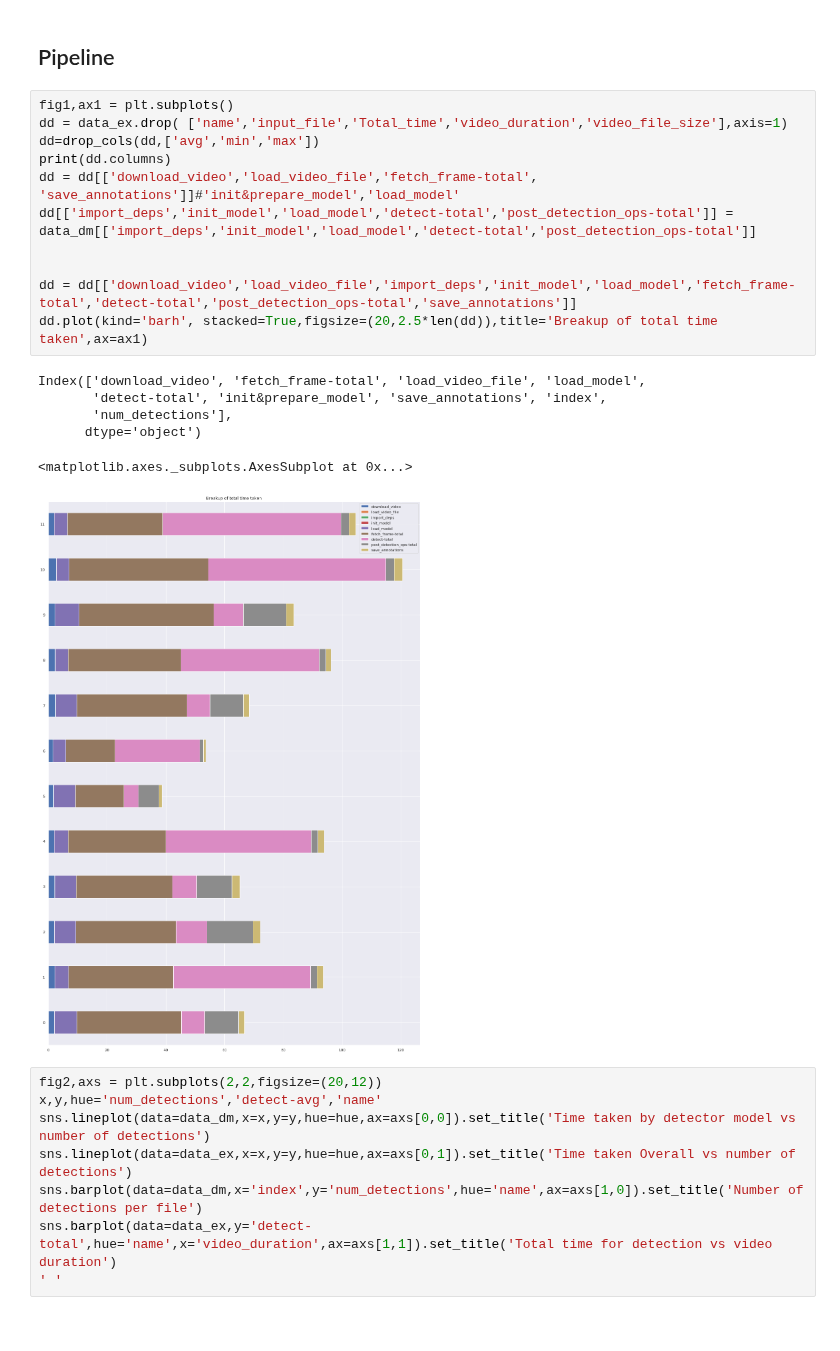
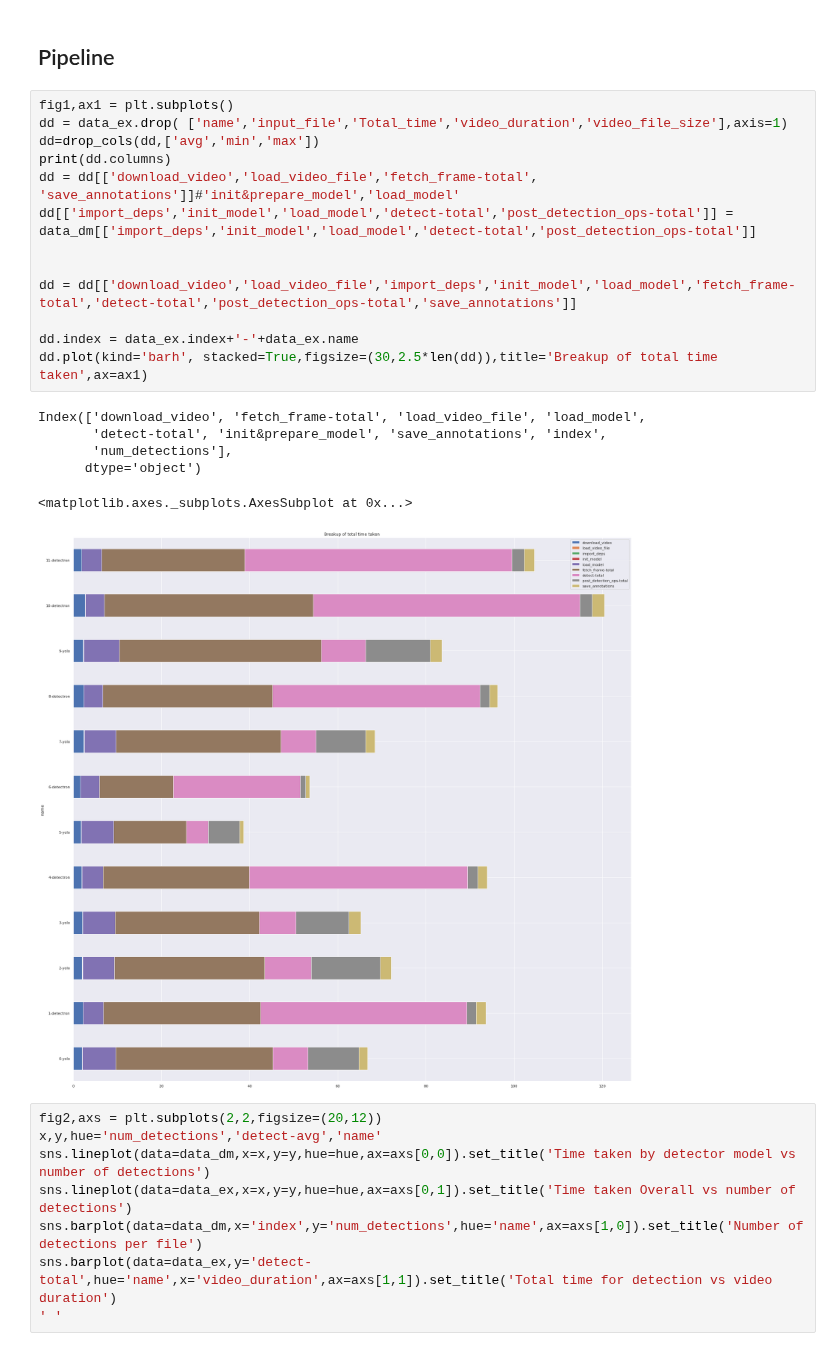
Before and after one commit to manuhg/class_snap, a Jupyter notebook: Plot_data.ipynb, the cells around one changed output. Cells and saved outputs as stored; diff of their text form.

Commit message:
plotting done

```diff
--- a/Plot_data.ipynb
+++ b/Plot_data.ipynb
@@ -312,21 +312,23 @@ sns.barplot(data=data_ex,x='index',y='num_detections',hue='name')
 # %%
 fig1,ax1 = plt.subplots()
 dd = data_ex.drop( ['name','input_file','Total_time','video_duration','video_file_size'],axis=1)
 dd=drop_cols(dd,['avg','min','max'])
 print(dd.columns)
 dd = dd[['download_video','load_video_file','fetch_frame-total', 'save_annotations']]#'init&prepare_model','load_model'
 dd[['import_deps','init_model','load_model','detect-total','post_detection_ops-total']] = data_dm[['import_deps','init_model','load_model','detect-total','post_detection_ops-total']]
 
 
 dd = dd[['download_video','load_video_file','import_deps','init_model','load_model','fetch_frame-total','detect-total','post_detection_ops-total','save_annotations']]
-dd.plot(kind='barh', stacked=True,figsize=(20,2.5*len(dd)),title='Breakup of total time taken',ax=ax1)
+
+dd.index = data_ex.index+'-'+data_ex.name
+dd.plot(kind='barh', stacked=True,figsize=(30,2.5*len(dd)),title='Breakup of total time taken',ax=ax1)
 # %% [output]
 Index(['download_video', 'fetch_frame-total', 'load_video_file', 'load_model',
        'detect-total', 'init&prepare_model', 'save_annotations', 'index',
        'num_detections'],
       dtype='object')
 <matplotlib.axes._subplots.AxesSubplot at 0x...>
-[figure, old version]
+[figure, new version]
 # %%
 fig2,axs = plt.subplots(2,2,figsize=(20,12))
 x,y,hue='num_detections','detect-avg','name'
```
Also changed, not shown: parts of 1 cell of this notebook.
